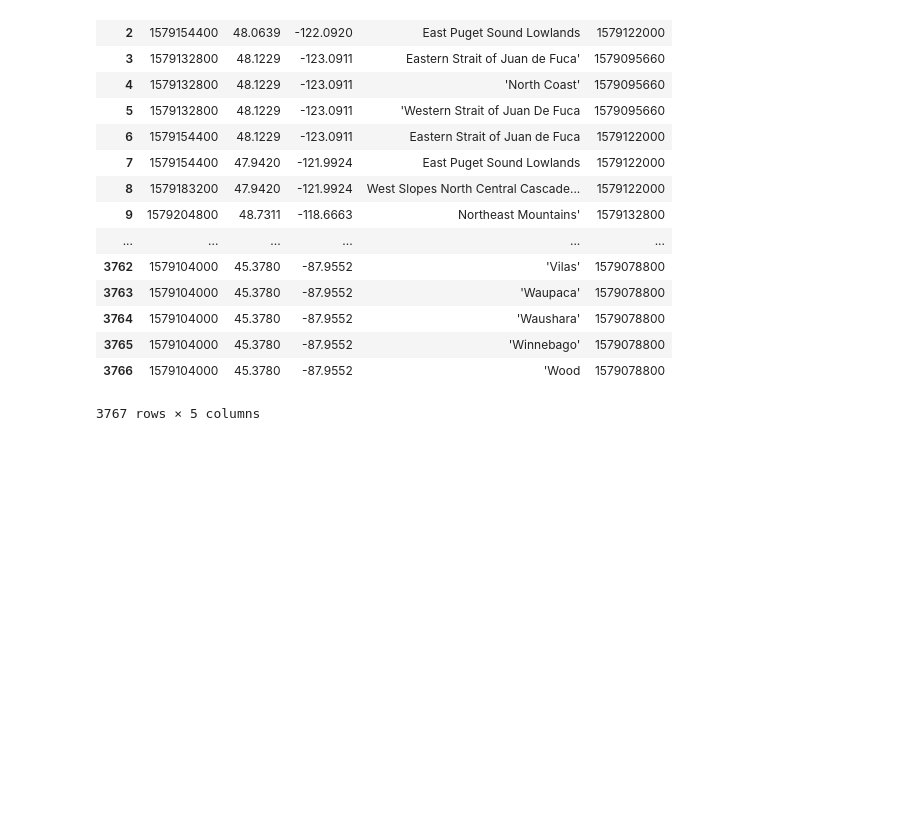
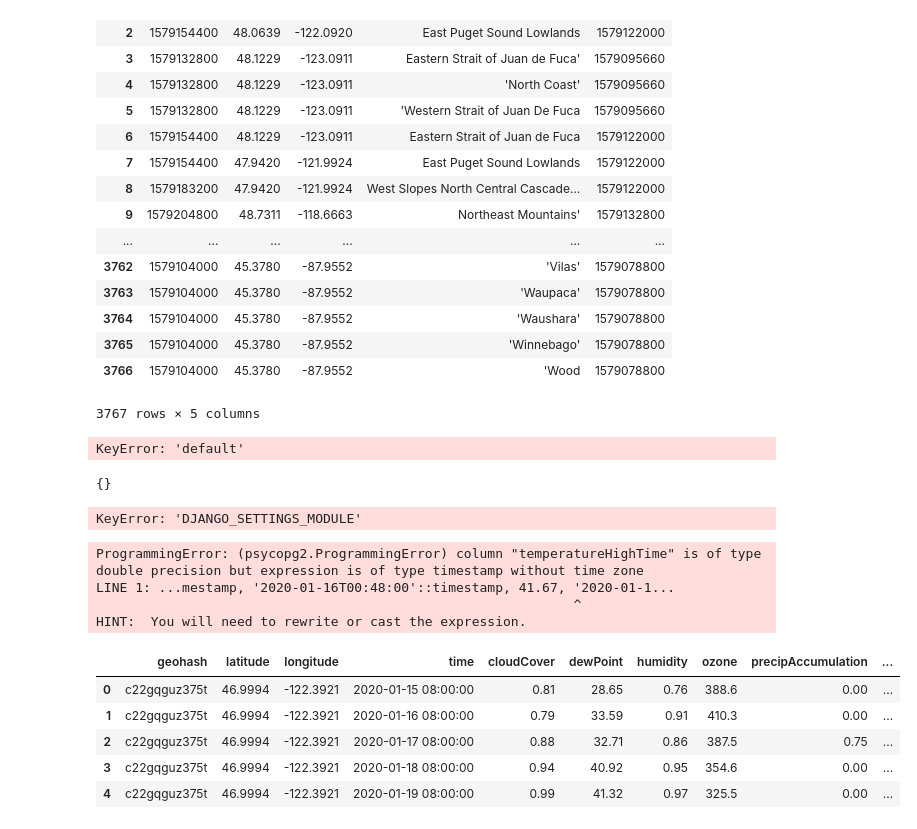
Before and after one commit to dlm6693/dark-sky-integration, a Jupyter notebook: Untitled.ipynb, the cells around one changed output. Drawn from its saved outputs; the diff is of its cells as text; code cells hidden in the pictures; blank space fills up the shorter version.

```diff
--- a/Untitled.ipynb
+++ b/Untitled.ipynb
@@ -703,0 +802,22 @@ pd.DataFrame(data)
+# %%
+from django.conf import settings
+
+user = settings.DATABASES['default']['USER']
+password = settings.DATABASES['default']['PASSWORD']
+database_name = settings.DATABASES['default']['NAME']
+host = settings.DATABASES['default']['HOST']
+port = settings.DATABASES['default']['PORT']
+
+database_url = f'postgresql://{user}:{password}@{host}:{port}/{database_name}'
+engine = create_engine(database_url, echo=False)
+# %% [output]
+KeyError: 'default'
+# %%
+settings.DATABASES
+# %% [output]
+{}
+# %%
+import os
+os.environ['DJANGO_SETTINGS_MODULE']
+# %% [output]
+KeyError: 'DJANGO_SETTINGS_MODULE'
@@ -703,0 +836,16 @@ pd.DataFrame(data)
+# %%
+daily_stats_df.to_sql('api_data_dailystats', engine, if_exists='append', index=False)
+# %% [output]
+ProgrammingError: (psycopg2.ProgrammingError) column "temperatureHighTime" is of type double precision but expression is of type timestamp without time zone
+LINE 1: ...mestamp, '2020-01-16T00:48:00'::timestamp, 41.67, '2020-01-1...
+                                                             ^
+HINT:  You will need to rewrite or cast the expression.
+# %%
+daily_stats_df.head()
+# %% [output]
+|  | geohash | latitude | longitude | time | cloudCover | dewPoint | humidity | ozone | precipAccumulation | ... |
+| 0 | c22gqguz375t | 46.9994 | -122.3921 | 2020-01-15 08:00:00 | 0.81 | 28.65 | 0.76 | 388.6 | 0.00 | ... |
+| 1 | c22gqguz375t | 46.9994 | -122.3921 | 2020-01-16 08:00:00 | 0.79 | 33.59 | 0.91 | 410.3 | 0.00 | ... |
+| 2 | c22gqguz375t | 46.9994 | -122.3921 | 2020-01-17 08:00:00 | 0.88 | 32.71 | 0.86 | 387.5 | 0.75 | ... |
+| 3 | c22gqguz375t | 46.9994 | -122.3921 | 2020-01-18 08:00:00 | 0.94 | 40.92 | 0.95 | 354.6 | 0.00 | ... |
+| 4 | c22gqguz375t | 46.9994 | -122.3921 | 2020-01-19 08:00:00 | 0.99 | 41.32 | 0.97 | 325.5 | 0.00 | ... |
```
Also changed, not shown: parts of 21 cells of this notebook, 12 other files.
